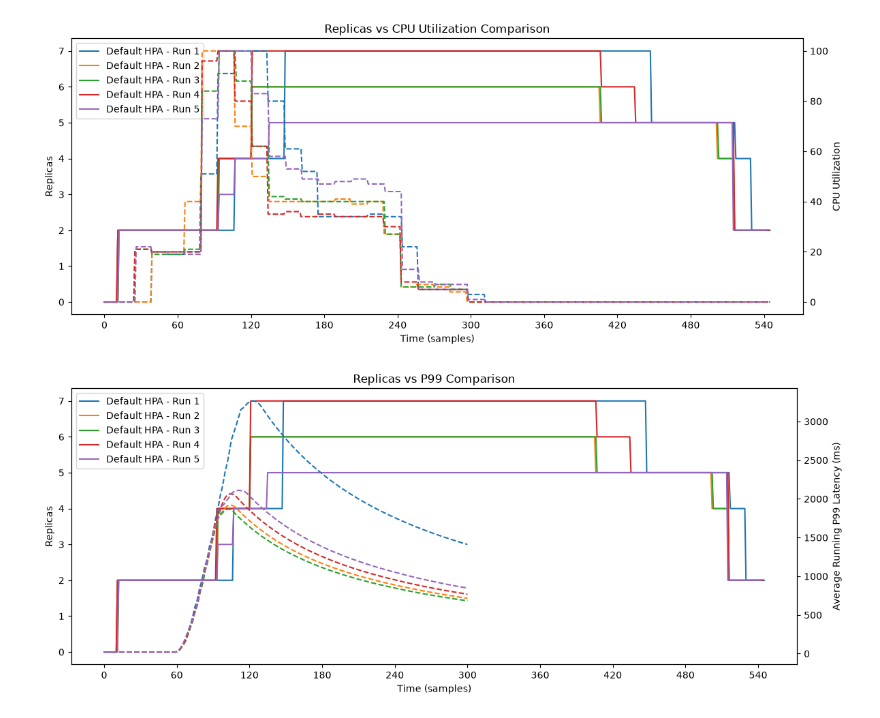
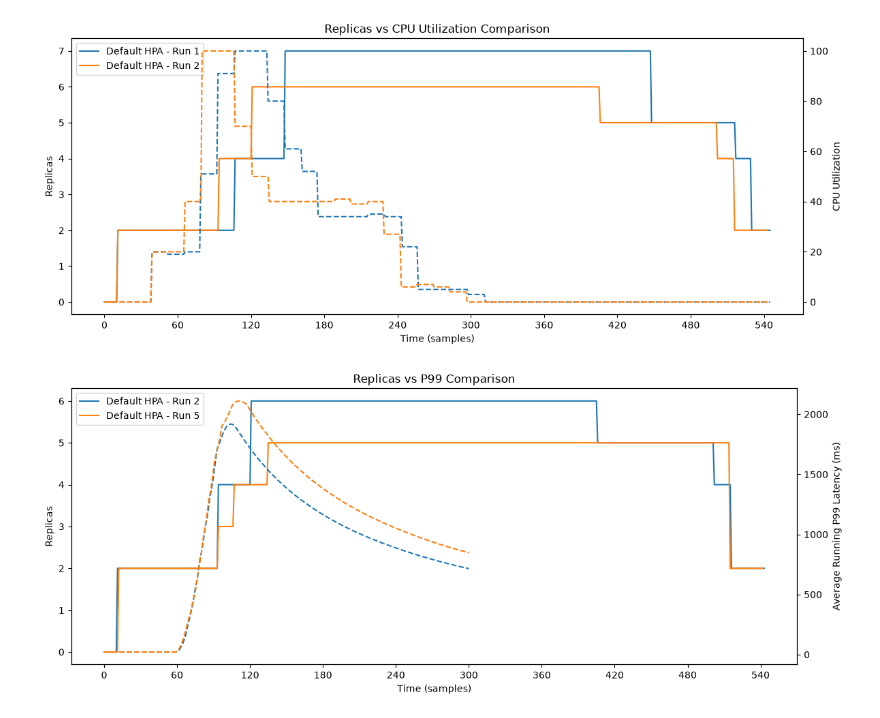
Before and after one commit to m-sef/crust, a Jupyter notebook: benchmark/graph.ipynb, the cells around one changed output. Cells and saved outputs as stored; diff of their text form; code cells hidden in the pictures.

Commit message:
Graphing

```diff
--- a/benchmark/graph.ipynb
+++ b/benchmark/graph.ipynb
@@ -10,7 +10,7 @@ colorblind_safe_colors = {
     'other'    : '#7570b3',
 }
 
-def parse_replicas(file_path : str) -> list[int]:
+def parse_replicas(file_path : str) -> pandas.Series:
     replicas : list[int] = []
 
     with (open(f"{file_path}/replicas.log")) as file:
@@ -19,9 +19,9 @@ def parse_replicas(file_path : str) -> list[int]:
             if "crust" in parts[0]:
                 replicas.append(int(parts[6]))
 
-    return replicas
+    return pandas.Series(replicas)
 
-def parse_cpu_utilization(file_path : str) -> list[int]:
+def parse_cpu_utilization(file_path : str) -> pandas.Series:
     cpu_utilization : list[int] = []
 
     with (open(f"{file_path}/replicas.log")) as file:
@@ -34,7 +34,7 @@ def parse_cpu_utilization(file_path : str) -> list[int]:
                     continue
                 cpu_utilization.append(int(current.rstrip("%")))
 
-    return cpu_utilization
+    return pandas.Series(cpu_utilization)
 
 def parse_p99(file_path : str) -> pandas.Series:
     columns : list[str] = ['timestamp_ns', 'status', 'latency_ns']
@@ -50,6 +50,22 @@ def parse_p99(file_path : str) -> pandas.Series:
 
     return combined_data_frame['latency_ns'].resample('1s').quantile(0.99).expanding().mean() / 1e6
     #return combined_data_frame['latency_ns'].resample('1s').quantile(0.99) / 1e6
+
+def parse_failed_requests(file_path : str) -> pandas.Series:
+    columns : list[str] = ['timestamp_ns', 'status', 'latency_ns']
+    data_frames : list[pandas.DataFrame] = [
+        pandas.read_csv(f"{file_path}/vegeta1.log", usecols=[0, 1, 2], header=None, names=columns),
+        pandas.read_csv(f"{file_path}/vegeta2.log", usecols=[0, 1, 2], header=None, names=columns),
+        pandas.read_csv(f"{file_path}/vegeta3.log", usecols=[0, 1, 2], header=None, names=columns),
+    ]
+    combined_data_frame : pandas.DataFrame = pandas.concat(data_frames, ignore_index=True)
+
+    combined_data_frame['timestamp_ns'] = pandas.to_datetime(combined_data_frame['timestamp_ns'], unit='ns')
+    combined_data_frame = combined_data_frame.set_index('timestamp_ns')
+
+    is_failed = combined_data_frame['status'] != 200
+
+    return is_failed.resample('1s').sum()
 
 def plot_replicas(file_path : str) -> None:
     replicas = parse_replicas(file_path)
@@ -73,6 +89,20 @@ def plot_p99(file_path : str) -> None:
     matplotlib.pyplot.axvline(x = 240, linestyle = '--', color=colorblind_safe_colors['other'])
     matplotlib.pyplot.xlabel("Time (s)")
     matplotlib.pyplot.ylabel("P99 Latency (ms)")
+    matplotlib.pyplot.legend()
+    matplotlib.pyplot.tight_layout()
+    matplotlib.pyplot.show()
+
+def plot_failed_requests(file_path : str) -> None:
+    failed_requests = parse_failed_requests(file_path)
+
+    matplotlib.pyplot.plot(failed_requests.to_numpy(), color=colorblind_safe_colors['latency'])
+    matplotlib.pyplot.axvline(x = 0, linestyle = '--', color=colorblind_safe_colors['other'])
+    matplotlib.pyplot.axvline(x = 60, linestyle = '--', color=colorblind_safe_colors['other'])
+    matplotlib.pyplot.axvline(x = 240, linestyle = '--', color=colorblind_safe_colors['other'])
+    matplotlib.pyplot.xlabel("Time (s)")
+    matplotlib.pyplot.ylabel("Failed Requests")
+    matplotlib.pyplot.ylim(bottom=0)
     matplotlib.pyplot.legend()
     matplotlib.pyplot.tight_layout()
     matplotlib.pyplot.show()
@@ -193,19 +227,19 @@ def plot_replicas_and_cpu_utilization_comparison(experiments : list[tuple[str, s
 plot_replicas_and_cpu_utilization_comparison([
     ("results/default_hpa/experiment_run_1", "Default HPA - Run 1"),
     ("results/default_hpa/experiment_run_2", "Default HPA - Run 2"),
-    ("results/default_hpa/experiment_run_3", "Default HPA - Run 3"),
-    ("results/default_hpa/experiment_run_4", "Default HPA - Run 4"),
-    ("results/default_hpa/experiment_run_5", "Default HPA - Run 5"),
+    #("results/default_hpa/experiment_run_3", "Default HPA - Run 3"),
+    #("results/default_hpa/experiment_run_4", "Default HPA - Run 4"),
+    #("results/default_hpa/experiment_run_5", "Default HPA - Run 5"),
 ]);
 # %% [output]
-[figure, old version]
+[figure, new version]
 # %%
 plot_replicas_and_p99_latency_comparison([
-    ("results/default_hpa/experiment_run_1", "Default HPA - Run 1"),
+    #("results/default_hpa/experiment_run_1", "Default HPA - Run 1"),
     ("results/default_hpa/experiment_run_2", "Default HPA - Run 2"),
-    ("results/default_hpa/experiment_run_3", "Default HPA - Run 3"),
-    ("results/default_hpa/experiment_run_4", "Default HPA - Run 4"),
+    #("results/default_hpa/experiment_run_3", "Default HPA - Run 3"),
+    #("results/default_hpa/experiment_run_4", "Default HPA - Run 4"),
     ("results/default_hpa/experiment_run_5", "Default HPA - Run 5"),
 ]);
 # %% [output]
-[figure, old version]
+[figure, new version]
```
Also changed, not shown: parts of 1 cell of this notebook.
